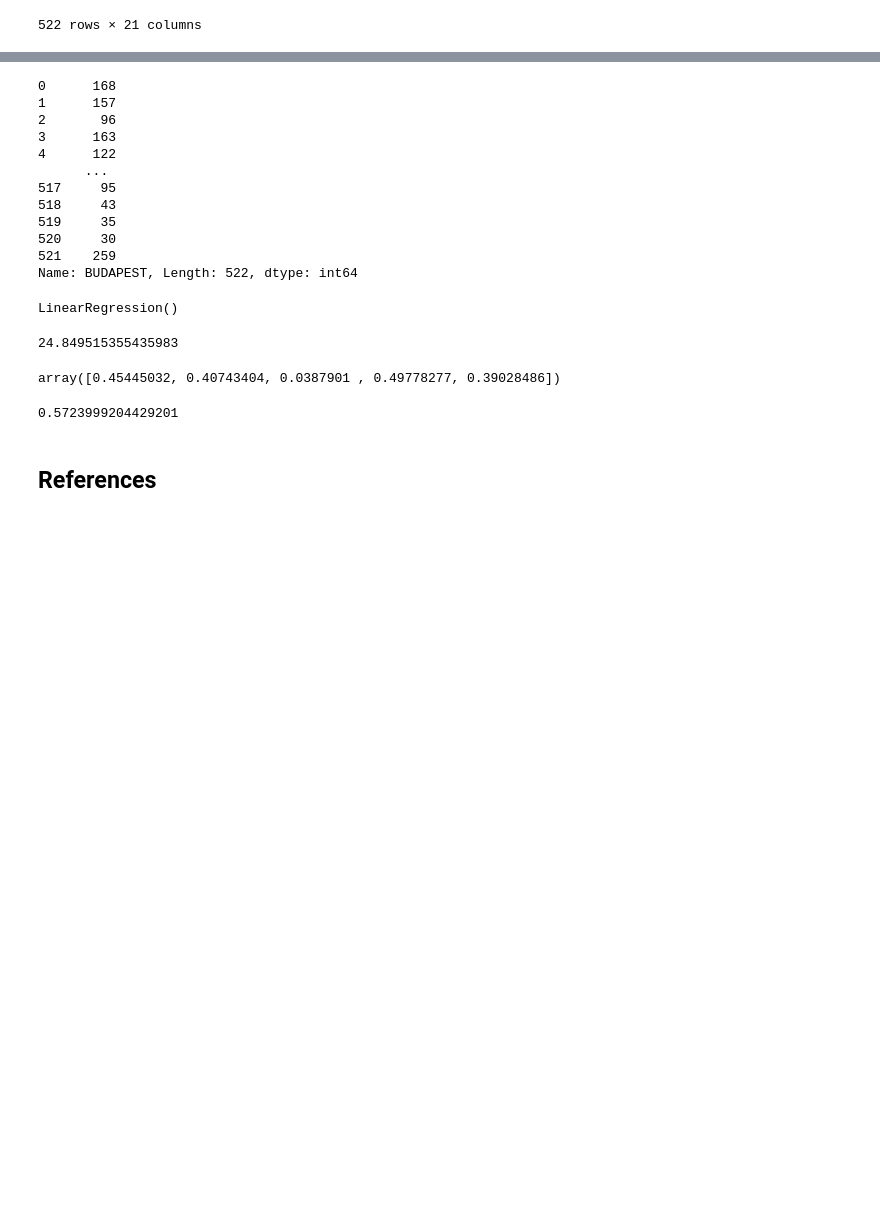
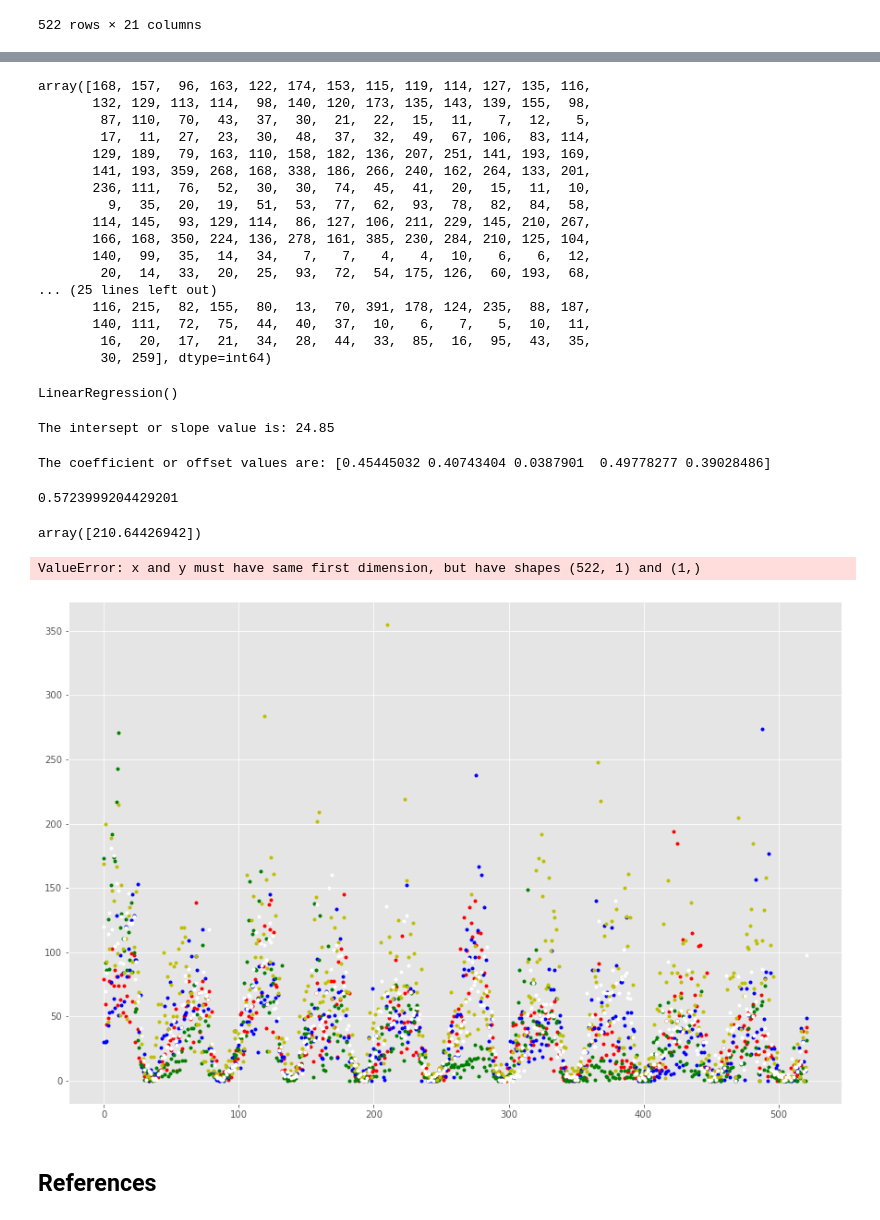
Before and after one commit to Silvio622/Machine-Learning-Scikit-Learn, a Jupyter notebook: scikit-learn.ipynb, the cells around one changed output, grey strips where cells are left out. Cells and saved outputs as stored; diff of their text form; code cells hidden in the pictures; blank space fills up the shorter version.

```diff
--- a/scikit-learn.ipynb
+++ b/scikit-learn.ipynb
@@ -880,0 +1076,4 @@ dfchickenpox
+# %%
+# Create a linear regression model instance.
+linearmodel = lm.LinearRegression()
+linearmodel
@@ -881,5 +1082,5 @@ dfchickenpox
 # %%
 # Let's pretend we want to do linear regression on these variables to predict the chicken pox case for Budapest.
-X = dfchickenpox[['BARANYA', 'BACS','BEKES', 'BORSOD','GYOR']]
+X = dfchickenpox[['BARANYA','BACS','BEKES','BORSOD','GYOR']].values # X=input/regressor
 X
 # %% [output]
@@ -899,35 +1094,43 @@ X
 # %%
 # Here's the chicken pox value of Budapest
-y = dfchickenpox['BUDAPEST']
+y = dfchickenpox['BUDAPEST'].values # y=output/predictor
 y
 # %% [output]
-0      168
-1      157
-2       96
-3      163
-4      122
-      ...
-517     95
-518     43
-519     35
-520     30
-521    259
-Name: BUDAPEST, Length: 522, dtype: int64
+array([168, 157,  96, 163, 122, 174, 153, 115, 119, 114, 127, 135, 116,
+       132, 129, 113, 114,  98, 140, 120, 173, 135, 143, 139, 155,  98,
+        87, 110,  70,  43,  37,  30,  21,  22,  15,  11,   7,  12,   5,
+        17,  11,  27,  23,  30,  48,  37,  32,  49,  67, 106,  83, 114,
+       129, 189,  79, 163, 110, 158, 182, 136, 207, 251, 141, 193, 169,
+       141, 193, 359, 268, 168, 338, 186, 266, 240, 162, 264, 133, 201,
+       236, 111,  76,  52,  30,  30,  74,  45,  41,  20,  15,  11,  10,
+         9,  35,  20,  19,  51,  53,  77,  62,  93,  78,  82,  84,  58,
+       114, 145,  93, 129, 114,  86, 127, 106, 211, 229, 145, 210, 267,
+       166, 168, 350, 224, 136, 278, 161, 385, 230, 284, 210, 125, 104,
+       140,  99,  35,  14,  34,   7,   7,   4,   4,  10,   6,   6,  12,
+        20,  14,  33,  20,  25,  93,  72,  54, 175, 126,  60, 193,  68,
+... (25 lines left out)
+       116, 215,  82, 155,  80,  13,  70, 391, 178, 124, 235,  88, 187,
+       140, 111,  72,  75,  44,  40,  37,  10,   6,   7,   5,  10,  11,
+        16,  20,  17,  21,  34,  28,  44,  33,  85,  16,  95,  43,  35,
+        30, 259], dtype=int64)
 # %%
 # Ask our model to fit the data.
-m.fit(X, y)
-m
+linearmodel.fit(X, y)
+linearmodel
 # %% [output]
 LinearRegression()
-# %%
-# Here's our intercept.
-m.intercept_
-# %% [output]
-24.849515355435983
+# %%
+# Here's our intercept.
+intercept = linearmodel.intercept_
+intercept = np.round(intercept,2)
+print("The intersept or slope value is: " + str(intercept))
+# %% [output]
+The intersept or slope value is: 24.85
 # %%
 # Here's our coefficients, in order.
-m.coef_
+coefficient = linearmodel.coef_
+print("The coefficient or offset values are: " + str(coefficient))
 # %% [output]
-array([0.45445032, 0.40743404, 0.0387901 , 0.49778277, 0.39028486])
+The coefficient or offset values are: [0.45445032 0.40743404 0.0387901  0.49778277 0.39028486]
 # %%
 # See how good our fit is.
@@ -935,5 +1139,27 @@ m.score(x, y)
 # %% [output]
 0.5723999204429201
+# %%
+prediction = linearmodel.predict([[79,30,173,169,120]])
+prediction
+# %% [output]
+array([210.64426942])
+# %%
+# plot a line to fit the data
+fig, ax = plt.subplots()
+
+# Scatter plot.
+ax.plot(dfchickenpox['BARANYA'], '.' ,c= "r", label='BARANYA')
+ax.plot(dfchickenpox['BACS'],'.',c= "b", label='BACS')
+ax.plot(dfchickenpox['BEKES'],'.',c= "g", label='BEKES')
+ax.plot(dfchickenpox['BORSOD'],'.',c= "y", label='BORSOD')
+ax.plot(dfchickenpox['GYOR'],'.',c= "w", label='GYOR')
+
+
+plt.plot(X1,linearmodel.predict([[100,30,100,169, 67]]),color='k',label='Best fit')
+plt.legend()
+# %% [output]
+ValueError: x and y must have same first dimension, but have shapes (522, 1) and (1,)
+[figure, added]
 # %% [markdown]
 ## References
 # %% [markdown]
```
Also changed, not shown: parts of 56 cells of this notebook, 1 other file.
